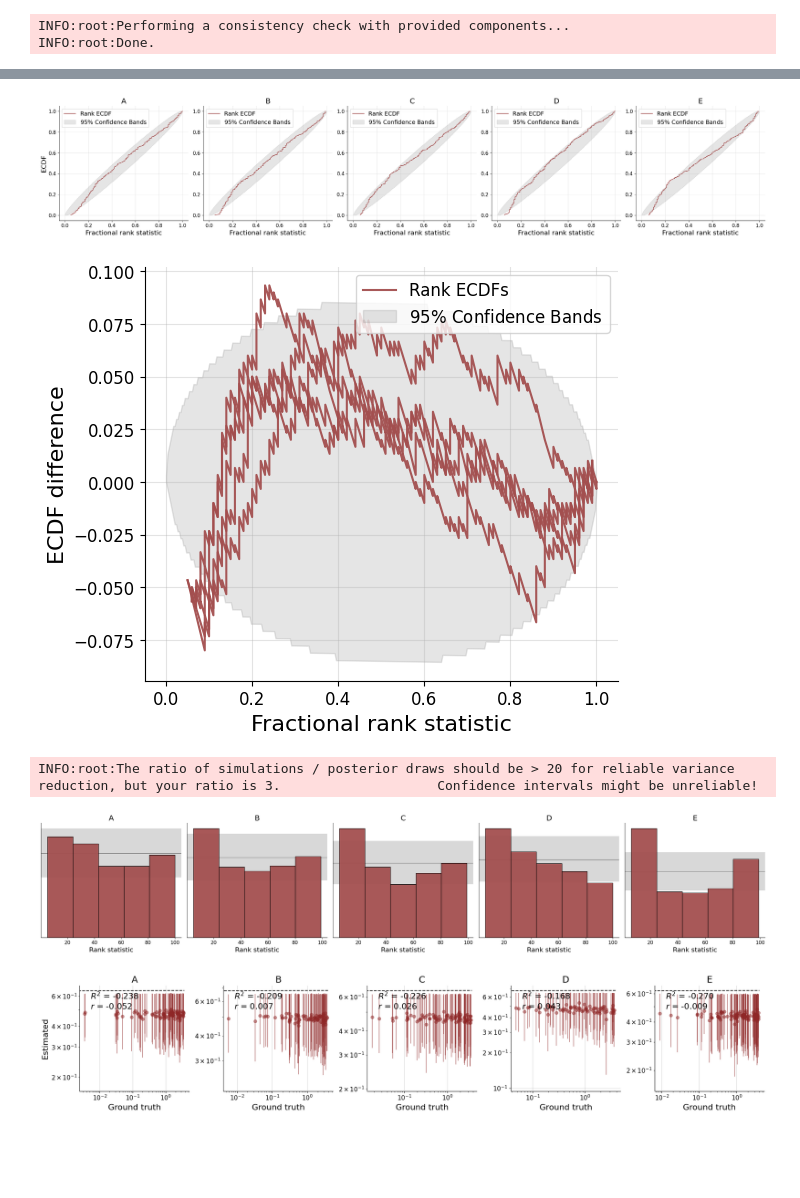
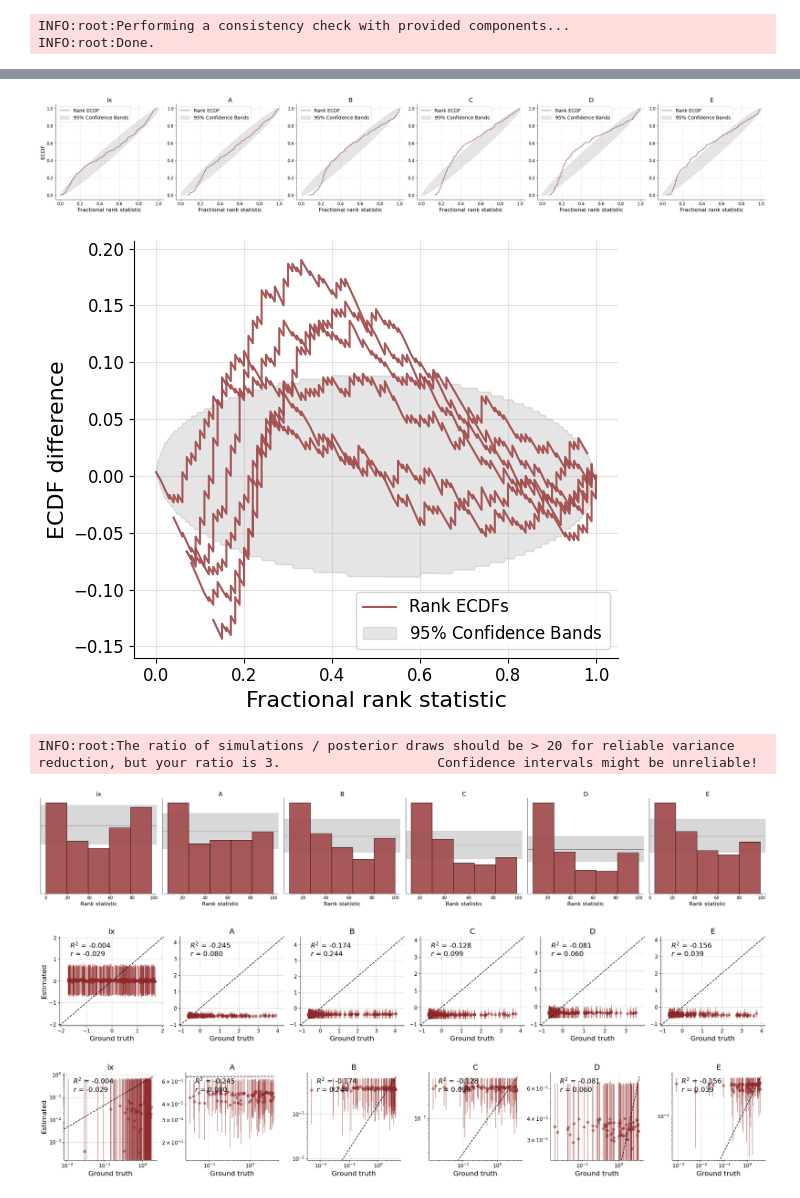
Before and after one commit to zrthxn/cell_migration, a Jupyter notebook: notebooks/covid_amortizer.ipynb, the cells around one changed output, grey strips where cells are left out. Cells and saved outputs as stored; diff of their text form; code cells hidden in the pictures; blank space fills up the shorter version.

Commit message:
Full data

```diff
--- a/notebooks/covid_amortizer.ipynb
+++ b/notebooks/covid_amortizer.ipynb
@@ -8,6 +8,7 @@ HOME = os.getenv("HOME")
 from dataloaders import LineReader
 
 reader = LineReader(
+    nlines=100000,
     fparams=f"{HOME}/Datasets/cell_migration/parameters.txt",
     fseries=[
         f"{HOME}/Datasets/cell_migration/dac.txt",
@@ -35,12 +18,12 @@ Ingored 1 line
 # %%
 from bayesflow.simulation import GenerativeModel, Prior, Simulator
 
-prior = Prior(prior_fun=reader.sample_params, param_names=["A", "B", "C", "D", "E"])
-simulator = Simulator(simulator_fun=lambda _, i: reader[i][1])
+prior = Prior(prior_fun=reader.sample_params, param_names=["ix", "A", "B", "C", "D", "E"])
+simulator = Simulator(simulator_fun=reader.simulate_series)
 
 prior_means, prior_stds = prior.estimate_means_and_stds()
 model = GenerativeModel(prior, simulator, name="basic_covid_simulator")
 
 _ = model(10)
-print(prior_means, prior_stds)
+# print(prior_means, prior_stds)
 # %% [output]
@@ -108,6 +104,6 @@ Non-trainable params: 40 (160.00 Byte)
 _________________________________________________________________
 # %%
-offline_data = model(10000)
+offline_data = model(len(reader.series))
 history = trainer.train_offline(offline_data, epochs=30, batch_size=32, validation_sims=200)
 # %% [output]
 WARNING:absl:At this time, the v2.11+ optimizer `tf.keras.optimizers.Adam` runs slowly on M1/M2 Macs, please use the legacy Keras optimizer instead, located at `tf.keras.optimizers.legacy.Adam`.
@@ -151,22 +145,26 @@ post_samples = amortizer.sample(validation_sims, n_samples=100)
 # Create ECDF plot
 f = diag.plot_sbc_ecdf(post_samples, validation_sims["parameters"], param_names=prior.param_names)
 # %% [output]
-[figure, old version]
+[figure, new version]
 # %%
 f = diag.plot_sbc_ecdf(
     post_samples, validation_sims["parameters"], stacked=True, difference=True, legend_fontsize=12, fig_size=(6, 5)
 )
 # %% [output]
-[figure, old version]
+[figure, new version]
 # %%
 f = diag.plot_sbc_histograms(post_samples, validation_sims["parameters"], param_names=prior.param_names)
 # %% [output]
 INFO:root:The ratio of simulations / posterior draws should be > 20 for reliable variance reduction, but your ratio is 3.                    Confidence intervals might be unreliable!
-[figure, old version]
+[figure, new version]
 # %%
 from diagnostics import plot_recovery
 
 post_samples = amortizer.sample(validation_sims, n_samples=1000)
-f = plot_recovery(post_samples, validation_sims["parameters"], param_names=prior.param_names)
+f = diag.plot_recovery(post_samples, validation_sims["parameters"], param_names=prior.param_names)
 # %% [output]
-[figure, old version]
+[figure, new version]
+# %%
+f = plot_recovery(post_samples, validation_sims["parameters"], param_names=prior.param_names)
+# %% [output]
+[figure, added]
```
Also changed, not shown: parts of 9 cells of this notebook, 3 other files.
